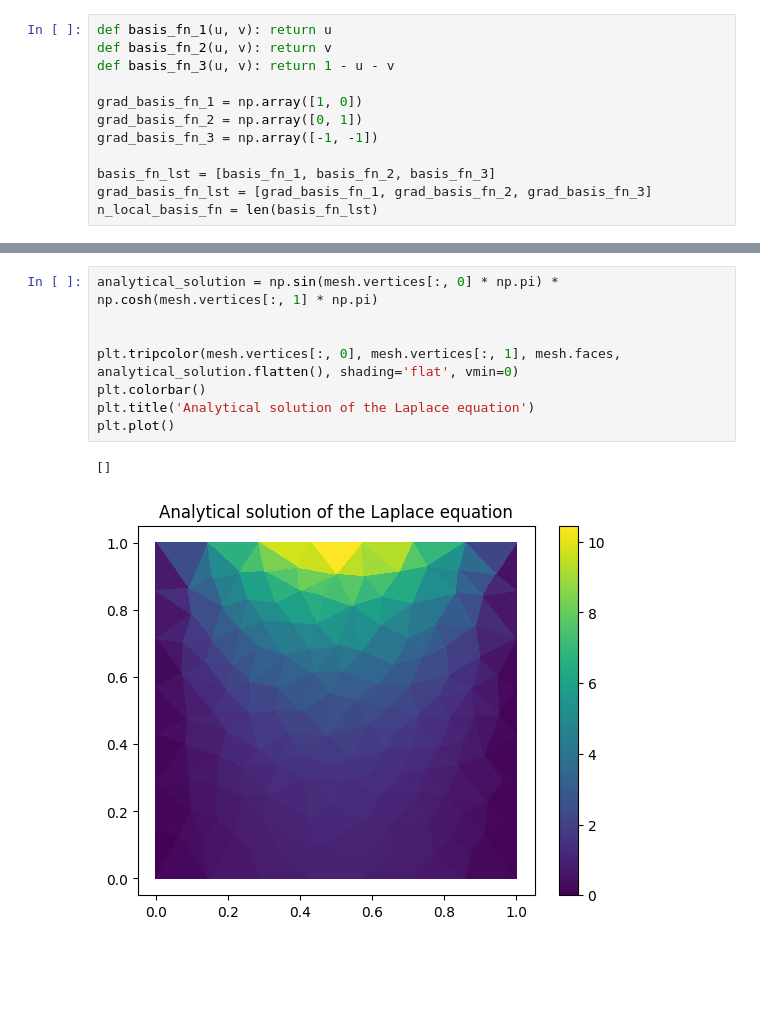
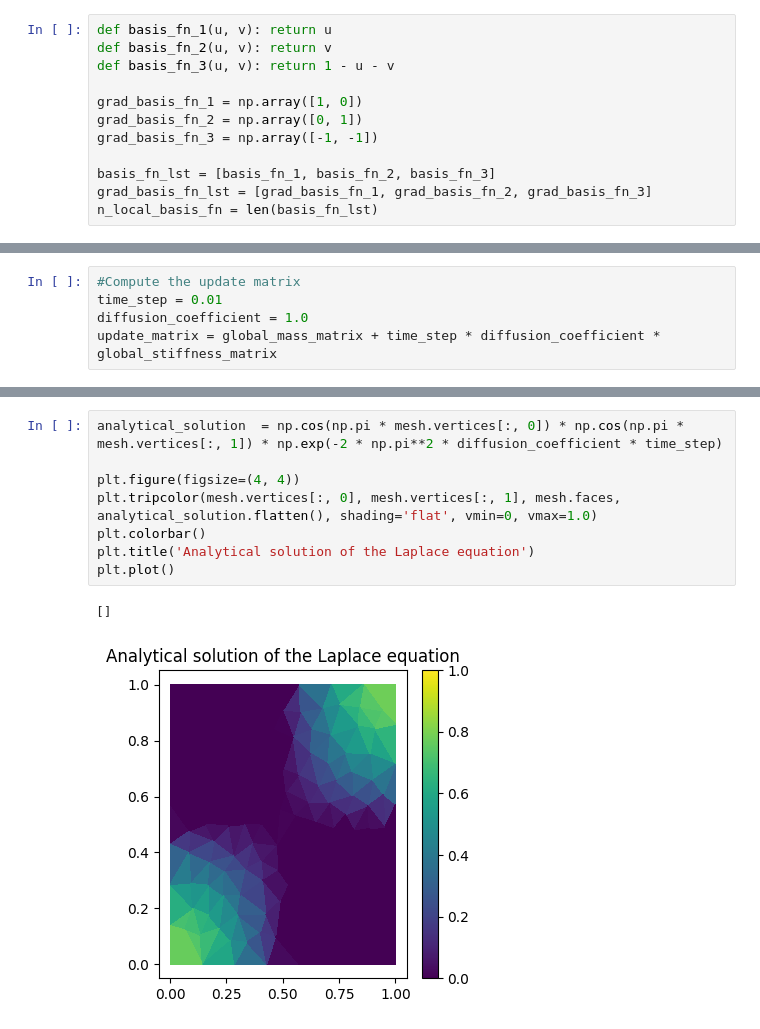
Before and after one commit to SteveRunser/fem, a Jupyter notebook: 3_2d_heat_eq_neuman_bc.ipynb, the cells around one changed output, grey strips where cells are left out. Saved outputs shown, nothing was run; the diff lists cells and outputs as text; blank space fills up the shorter version.

```diff
--- a/3_2d_heat_eq_neuman_bc.ipynb
+++ b/3_2d_heat_eq_neuman_bc.ipynb
@@ -269,0 +157,5 @@ rhs_vec_with_BC = rhs_vec[~dirichlet_boundary_node_mask]
+# %%
+#Compute the update matrix
+time_step = 0.01
+diffusion_coefficient = 1.0
+update_matrix = global_mass_matrix + time_step * diffusion_coefficient * global_stiffness_matrix
@@ -287,12 +191,12 @@ plt.plot()
 # %%
-analytical_solution = np.sin(mesh.vertices[:, 0] * np.pi) * np.cosh(mesh.vertices[:, 1] * np.pi)
+analytical_solution  = np.cos(np.pi * mesh.vertices[:, 0]) * np.cos(np.pi * mesh.vertices[:, 1]) * np.exp(-2 * np.pi**2 * diffusion_coefficient * time_step)
 
-
-plt.tripcolor(mesh.vertices[:, 0], mesh.vertices[:, 1], mesh.faces, analytical_solution.flatten(), shading='flat', vmin=0)
+plt.figure(figsize=(4, 4))
+plt.tripcolor(mesh.vertices[:, 0], mesh.vertices[:, 1], mesh.faces, analytical_solution.flatten(), shading='flat', vmin=0, vmax=1.0)
 plt.colorbar()
 plt.title('Analytical solution of the Laplace equation')
 plt.plot()
 # %% [output]
 []
-[figure, old version]
+[figure, new version]
 # %%
```
Also changed, not shown: parts of 9 cells of this notebook.
